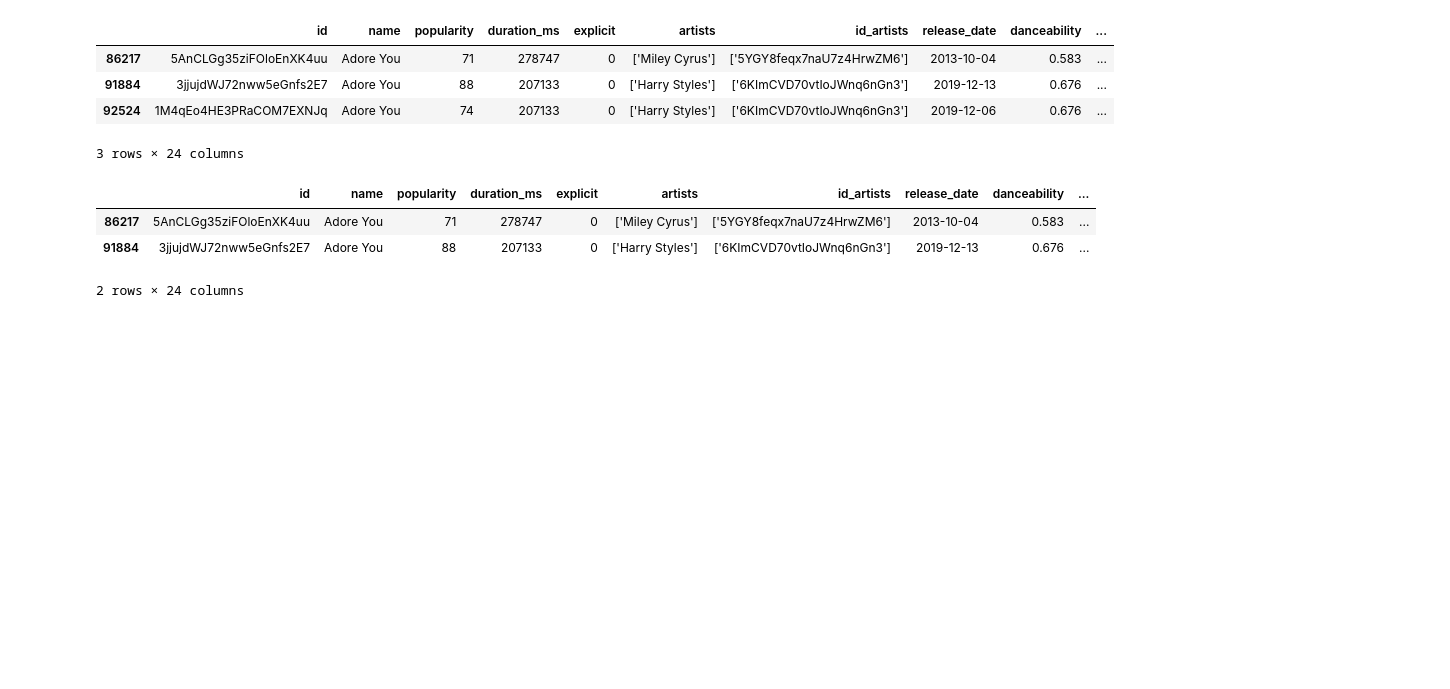
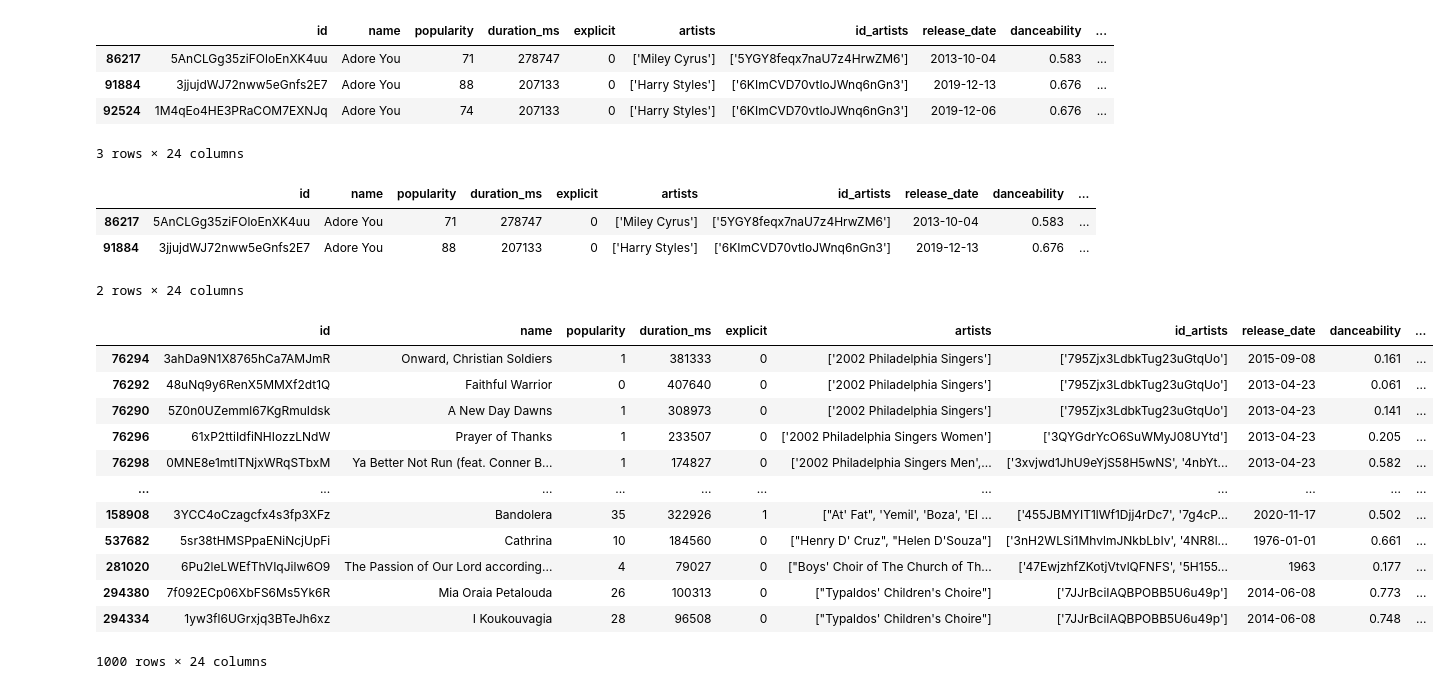
Before and after one commit to sabaami/spotifyrecommender, a Jupyter notebook: NeuSpotifyRecomm.ipynb, the cells around one changed output. Cells and saved outputs as stored; diff of their text form; code cells hidden in the pictures; blank space fills up the shorter version.

```diff
--- a/NeuSpotifyRecomm.ipynb
+++ b/NeuSpotifyRecomm.ipynb
@@ -76,3 +94,19 @@ spotify_df[spotify_df['name']=='Adore You']
 | 86217 | 5AnCLGg35ziFOloEnXK4uu | Adore You | 71 | 278747 | 0 | ['Miley Cyrus'] | ['5YGY8feqx7naU7z4HrwZM6'] | 2013-10-04 | 0.583 | ... |
 | 91884 | 3jjujdWJ72nww5eGnfs2E7 | Adore You | 88 | 207133 | 0 | ['Harry Styles'] | ['6KImCVD70vtIoJWnq6nGn3'] | 2019-12-13 | 0.676 | ... |
 2 rows × 24 columns
+# %%
+spotify_df.tail(1000)
+# %% [output]
+|  | id | name | popularity | duration_ms | explicit | artists | id_artists | release_date | danceability | ... |
+| 76294 | 3ahDa9N1X8765hCa7AMJmR | Onward, Christian Soldiers | 1 | 381333 | 0 | ['2002 Philadelphia Singers'] | ['795Zjx3LdbkTug23uGtqUo'] | 2015-09-08 | 0.161 | ... |
+| 76292 | 48uNq9y6RenX5MMXf2dt1Q | Faithful Warrior | 0 | 407640 | 0 | ['2002 Philadelphia Singers'] | ['795Zjx3LdbkTug23uGtqUo'] | 2013-04-23 | 0.061 | ... |
+| 76290 | 5Z0n0UZemml67KgRmuIdsk | A New Day Dawns | 1 | 308973 | 0 | ['2002 Philadelphia Singers'] | ['795Zjx3LdbkTug23uGtqUo'] | 2013-04-23 | 0.141 | ... |
+| 76296 | 61xP2ttiIdfiNHIozzLNdW | Prayer of Thanks | 1 | 233507 | 0 | ['2002 Philadelphia Singers Women'] | ['3QYGdrYcO6SuWMyJ08UYtd'] | 2013-04-23 | 0.205 | ... |
+| 76298 | 0MNE8e1mtITNjxWRqSTbxM | Ya Better Not Run (feat. Conner B... | 1 | 174827 | 0 | ['2002 Philadelphia Singers Men',... | ['3xvjwd1JhU9eYjS58H5wNS', '4nbYt... | 2013-04-23 | 0.582 | ... |
+| ... | ... | ... | ... | ... | ... | ... | ... | ... | ... | ... |
+| 158908 | 3YCC4oCzagcfx4s3fp3XFz | Bandolera | 35 | 322926 | 1 | ["At' Fat", 'Yemil', 'Boza', 'El ... | ['455JBMYIT1lWf1Djj4rDc7', '7g4cP... | 2020-11-17 | 0.502 | ... |
+| 537682 | 5sr38tHMSPpaENiNcjUpFi | Cathrina | 10 | 184560 | 0 | ["Henry D' Cruz", "Helen D'Souza"] | ['3nH2WLSi1MhvlmJNkbLbIv', '4NR8l... | 1976-01-01 | 0.661 | ... |
+| 281020 | 6Pu2leLWEfThVIqJilw6O9 | The Passion of Our Lord according... | 4 | 79027 | 0 | ["Boys' Choir of The Church of Th... | ['47EwjzhfZKotjVtvlQFNFS', '5H155... | 1963 | 0.177 | ... |
+| 294380 | 7f092ECp06XbFS6Ms5Yk6R | Mia Oraia Petalouda | 26 | 100313 | 0 | ["Typaldos' Children's Choire"] | ['7JJrBciIAQBPOBB5U6u49p'] | 2014-06-08 | 0.773 | ... |
+| 294334 | 1yw3fl6UGrxjq3BTeJh6xz | I Koukouvagia | 28 | 96508 | 0 | ["Typaldos' Children's Choire"] | ['7JJrBciIAQBPOBB5U6u49p'] | 2014-06-08 | 0.748 | ... |
+1000 rows × 24 columns
```
Also changed, not shown: parts of 6 cells of this notebook.
